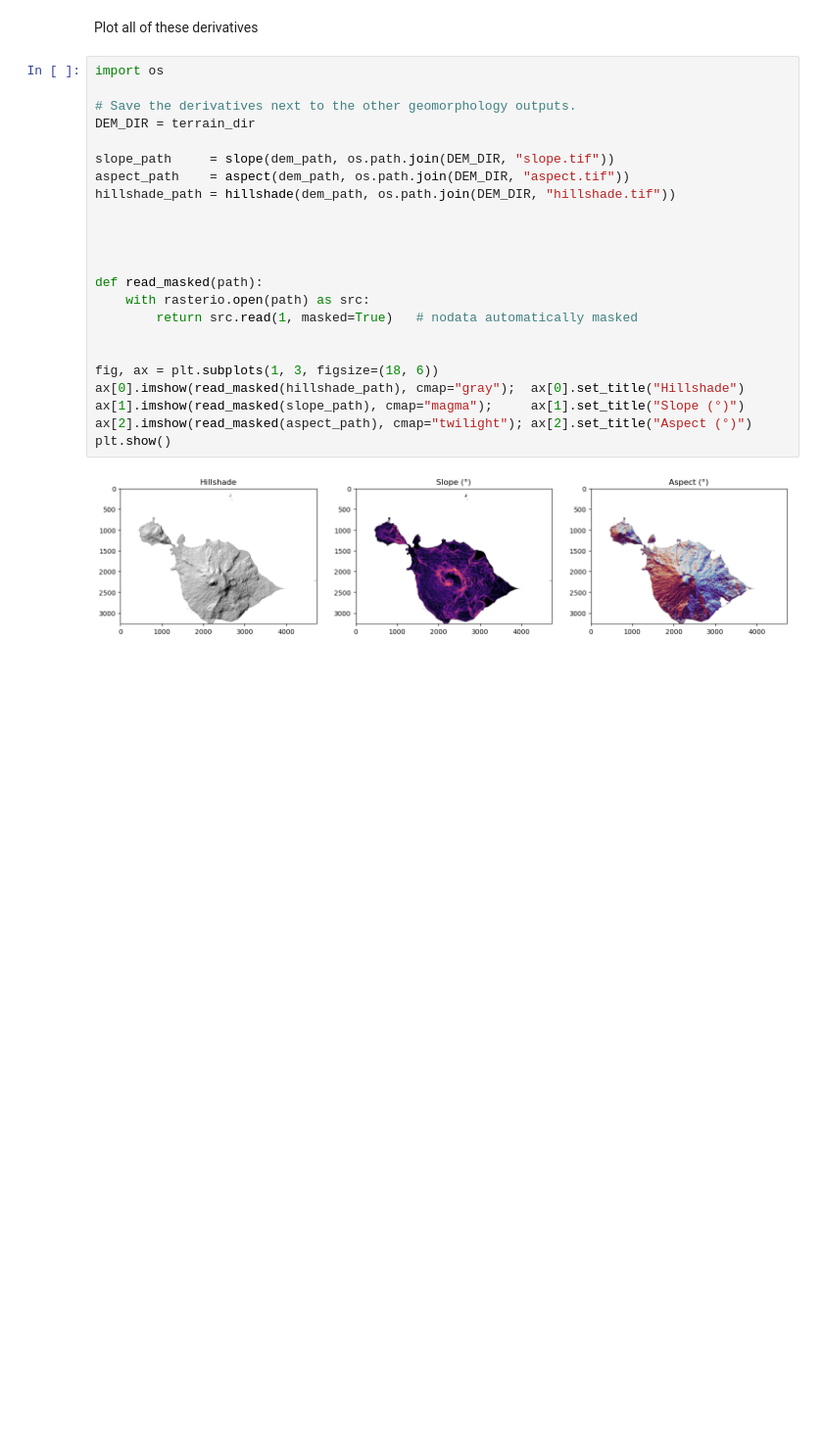
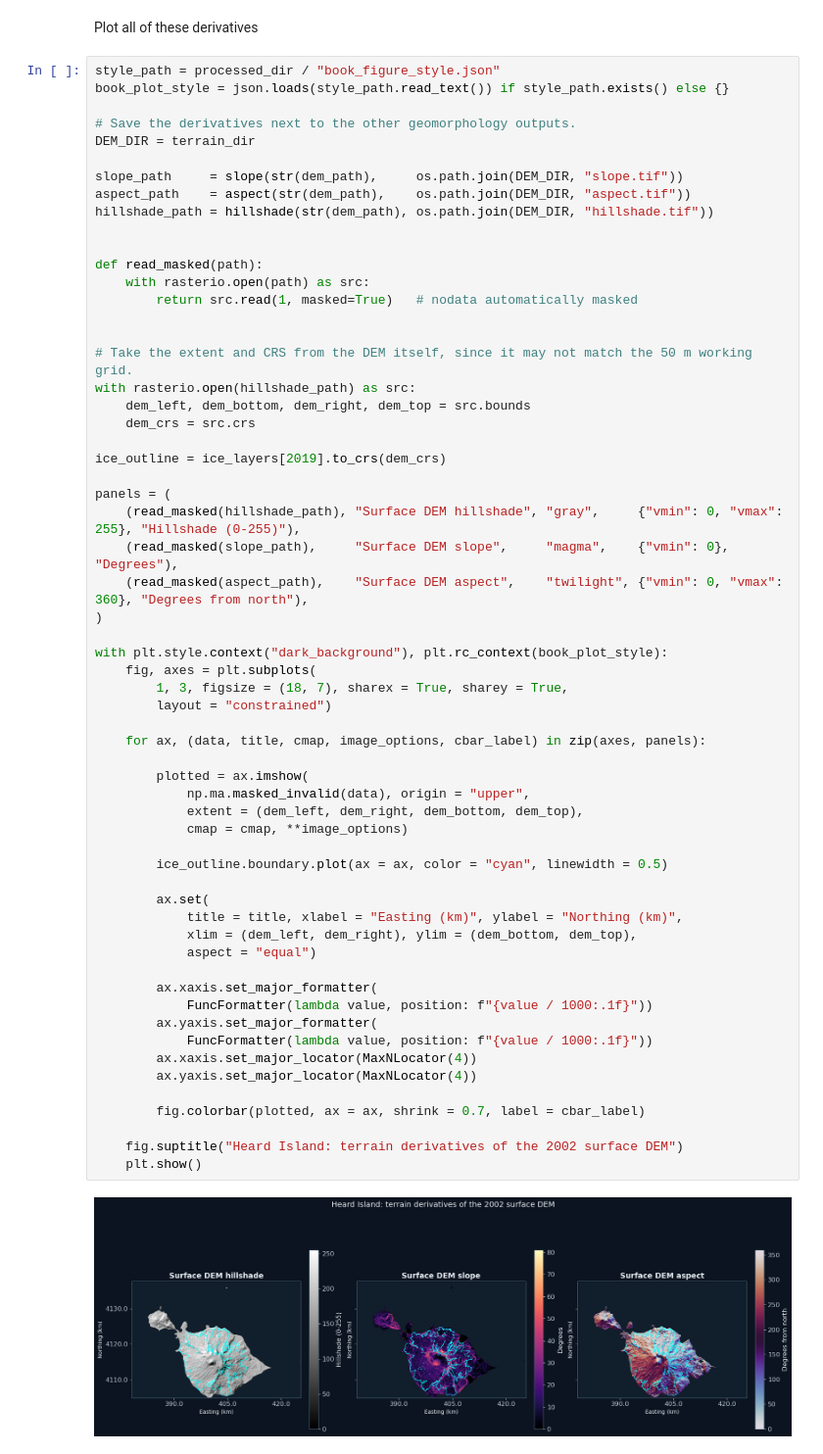
Before and after one commit to University-of-Tasmania-GPSS/AT3_Group2_2026, a Jupyter notebook: 04_Geomorphology.ipynb, the cells around one changed output. Shown at 98% size. Saved outputs shown, nothing was run; the diff lists cells and outputs as text; blank space fills up the shorter version.

Commit message:
Terrain derivatives of the candiate bed processed and plotted. All geomorphology plots styles to match other notebooks.

```diff
--- a/04_Geomorphology.ipynb
+++ b/04_Geomorphology.ipynb
@@ -566,27 +566,64 @@ def hillshade(dem_path, out_path, azimuth=315, altitude=45, z_factor=1.0,
 # %% [markdown]
 Plot all of these derivatives
 # %%
-import os
+style_path = processed_dir / "book_figure_style.json"
+book_plot_style = json.loads(style_path.read_text()) if style_path.exists() else {}
 
 # Save the derivatives next to the other geomorphology outputs.
 DEM_DIR = terrain_dir
 
-slope_path     = slope(dem_path, os.path.join(DEM_DIR, "slope.tif"))
-aspect_path    = aspect(dem_path, os.path.join(DEM_DIR, "aspect.tif"))
-hillshade_path = hillshade(dem_path, os.path.join(DEM_DIR, "hillshade.tif"))
-
-
+slope_path     = slope(str(dem_path),     os.path.join(DEM_DIR, "slope.tif"))
+aspect_path    = aspect(str(dem_path),    os.path.join(DEM_DIR, "aspect.tif"))
+hillshade_path = hillshade(str(dem_path), os.path.join(DEM_DIR, "hillshade.tif"))
 
 
 def read_masked(path):
     with rasterio.open(path) as src:
         return src.read(1, masked=True)   # nodata automatically masked
 
 
-fig, ax = plt.subplots(1, 3, figsize=(18, 6))
-ax[0].imshow(read_masked(hillshade_path), cmap="gray");  ax[0].set_title("Hillshade")
-ax[1].imshow(read_masked(slope_path), cmap="magma");     ax[1].set_title("Slope (°)")
-ax[2].imshow(read_masked(aspect_path), cmap="twilight"); ax[2].set_title("Aspect (°)")
-plt.show()
+# Take the extent and CRS from the DEM itself, since it may not match the 50 m working grid.
+with rasterio.open(hillshade_path) as src:
+    dem_left, dem_bottom, dem_right, dem_top = src.bounds
+    dem_crs = src.crs
+
+ice_outline = ice_layers[2019].to_crs(dem_crs)
+
+panels = (
+    (read_masked(hillshade_path), "Surface DEM hillshade", "gray",     {"vmin": 0, "vmax": 255}, "Hillshade (0-255)"),
+    (read_masked(slope_path),     "Surface DEM slope",     "magma",    {"vmin": 0},              "Degrees"),
+    (read_masked(aspect_path),    "Surface DEM aspect",    "twilight", {"vmin": 0, "vmax": 360}, "Degrees from north"),
+)
+
+with plt.style.context("dark_background"), plt.rc_context(book_plot_style):
+    fig, axes = plt.subplots(
+        1, 3, figsize = (18, 7), sharex = True, sharey = True,
+        layout = "constrained")
+
+    for ax, (data, title, cmap, image_options, cbar_label) in zip(axes, panels):
+
+        plotted = ax.imshow(
+            np.ma.masked_invalid(data), origin = "upper",
+            extent = (dem_left, dem_right, dem_bottom, dem_top),
+            cmap = cmap, **image_options)
+
+        ice_outline.boundary.plot(ax = ax, color = "cyan", linewidth = 0.5)
+
+        ax.set(
+            title = title, xlabel = "Easting (km)", ylabel = "Northing (km)",
+            xlim = (dem_left, dem_right), ylim = (dem_bottom, dem_top),
+            aspect = "equal")
+
+        ax.xaxis.set_major_formatter(
+            FuncFormatter(lambda value, position: f"{value / 1000:.1f}"))
+        ax.yaxis.set_major_formatter(
+            FuncFormatter(lambda value, position: f"{value / 1000:.1f}"))
+        ax.xaxis.set_major_locator(MaxNLocator(4))
+        ax.yaxis.set_major_locator(MaxNLocator(4))
+
+        fig.colorbar(plotted, ax = ax, shrink = 0.7, label = cbar_label)
+
+    fig.suptitle("Heard Island: terrain derivatives of the 2002 surface DEM")
+    plt.show()
 # %% [output]
-[figure, old version]
+[figure, new version]
```
Also changed, not shown: parts of 3 cells of this notebook, 5 other files.
